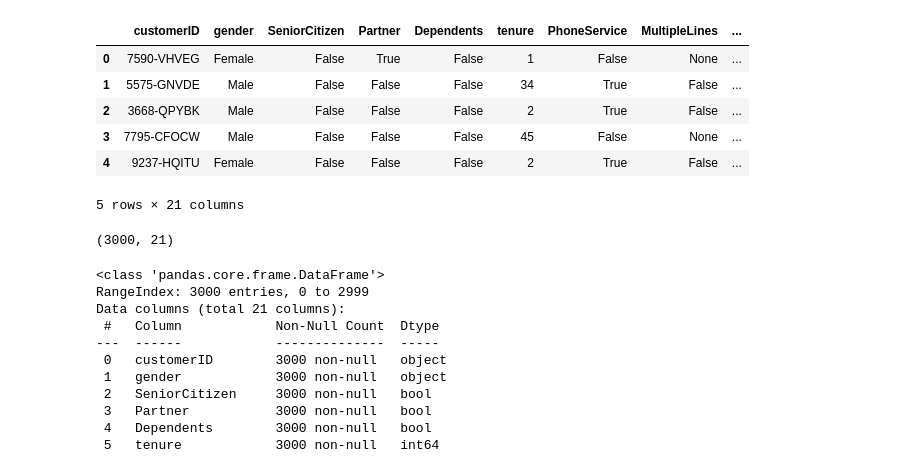
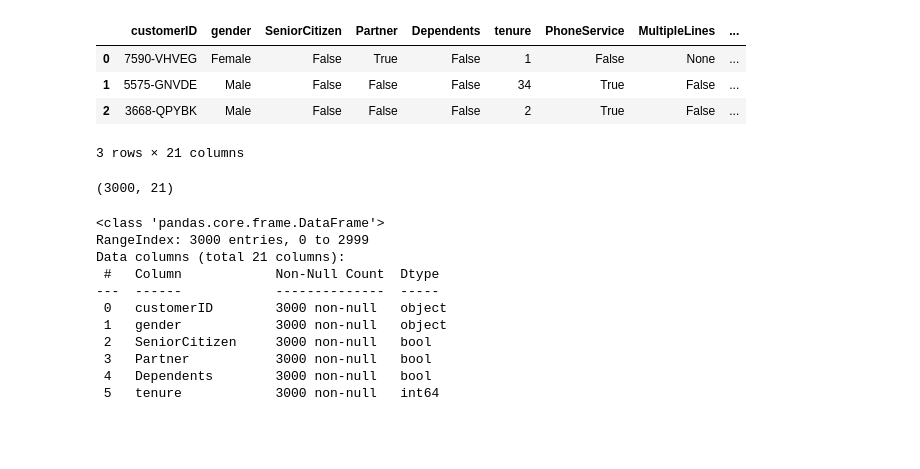
Before and after one commit to qochieng/LP2-Classification-Project, a Jupyter notebook: TelcoChurn-1.ipynb, the cells around one changed output. Saved outputs shown, nothing was run; the diff lists cells and outputs as text; code cells hidden in the pictures; blank space fills up the shorter version.

```diff
--- a/TelcoChurn-1.ipynb
+++ b/TelcoChurn-1.ipynb
@@ -22,15 +55,13 @@ query = '''SELECT *
 # %%
 df = pd.read_sql_query(query,conn)
 
-df.head()
+df.head(3)
 # %% [output]
 |  | customerID | gender | SeniorCitizen | Partner | Dependents | tenure | PhoneService | MultipleLines | ... |
 | 0 | 7590-VHVEG | Female | False | True | False | 1 | False | None | ... |
 | 1 | 5575-GNVDE | Male | False | False | False | 34 | True | False | ... |
 | 2 | 3668-QPYBK | Male | False | False | False | 2 | True | False | ... |
-| 3 | 7795-CFOCW | Male | False | False | False | 45 | False | None | ... |
-| 4 | 9237-HQITU | Female | False | False | False | 2 | True | False | ... |
-5 rows × 21 columns
+3 rows × 21 columns
 # %%
 df.shape
 # %% [output]
```
Also changed, not shown: parts of 41 cells of this notebook, 1 other file.
